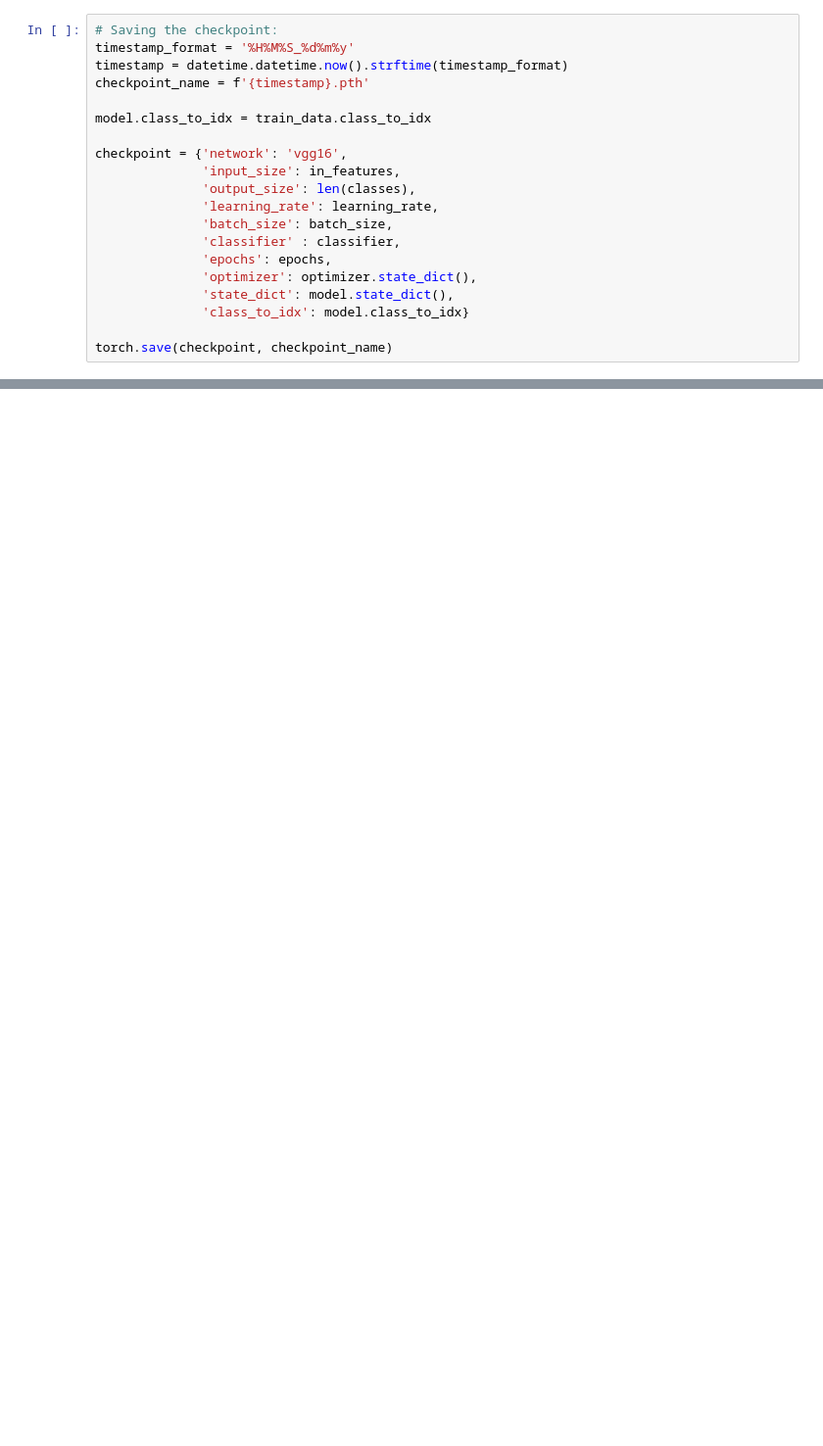
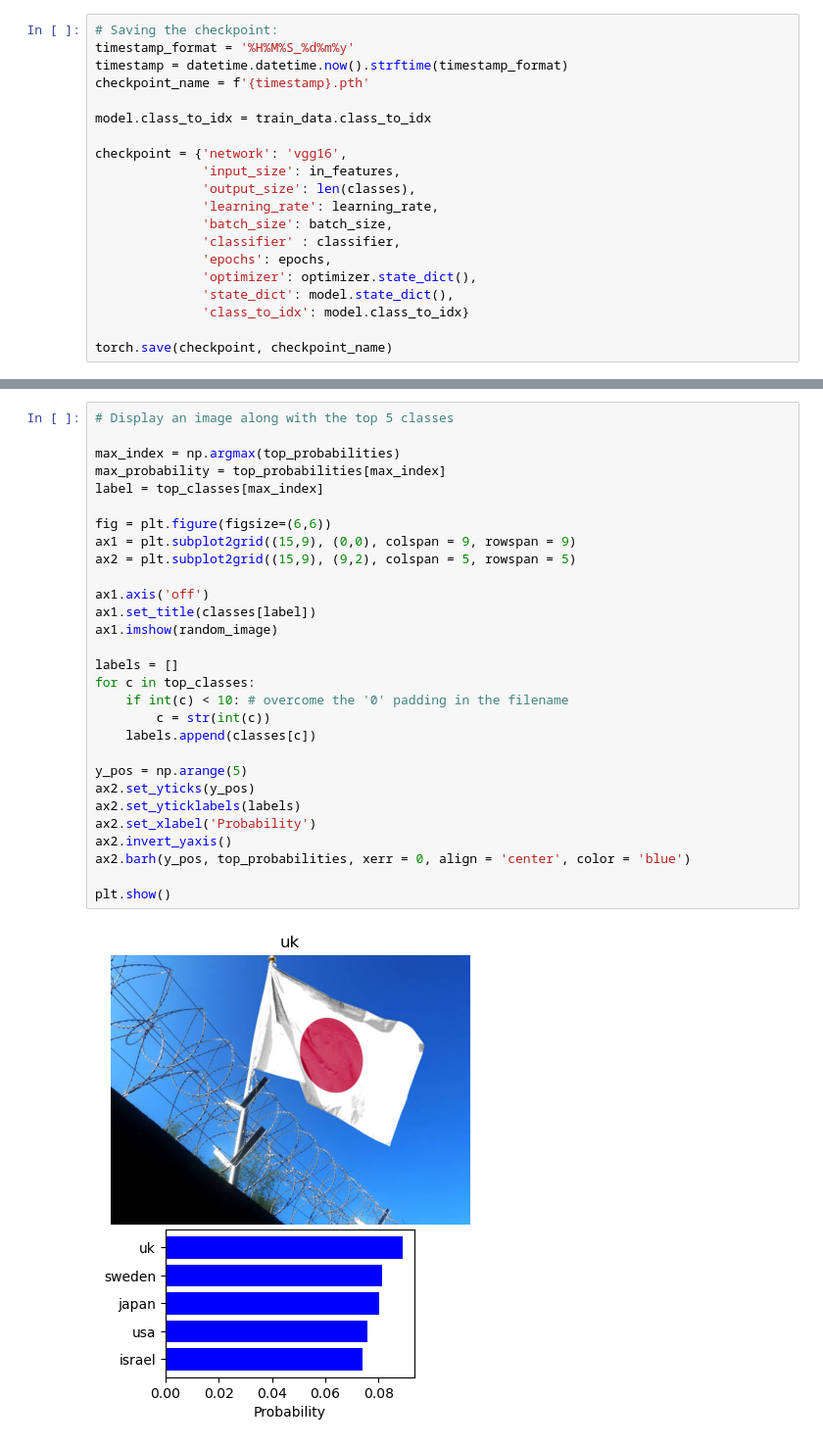
Before and after one commit to yuval-ro/FlagNet, a Jupyter notebook: main.ipynb, the cells around one changed output, grey strips where cells are left out. Shown: that part at 98% size. Cells and saved outputs as stored; diff of their text form; blank space fills up the shorter version.

```diff
--- a/main.ipynb
+++ b/main.ipynb
@@ -465,0 +472,31 @@ imshow(process_image(random_image))
+# %%
+# Display an image along with the top 5 classes
+
+max_index = np.argmax(top_probabilities)
+max_probability = top_probabilities[max_index]
+label = top_classes[max_index]
+
+fig = plt.figure(figsize=(6,6))
+ax1 = plt.subplot2grid((15,9), (0,0), colspan = 9, rowspan = 9)
+ax2 = plt.subplot2grid((15,9), (9,2), colspan = 5, rowspan = 5)
+
+ax1.axis('off')
+ax1.set_title(classes[label])
+ax1.imshow(random_image)
+
+labels = []
+for c in top_classes:
+    if int(c) < 10: # overcome the '0' padding in the filename
+        c = str(int(c))
+    labels.append(classes[c])
+
+y_pos = np.arange(5)
+ax2.set_yticks(y_pos)
+ax2.set_yticklabels(labels)
+ax2.set_xlabel('Probability')
+ax2.invert_yaxis()
+ax2.barh(y_pos, top_probabilities, xerr = 0, align = 'center', color = 'blue')
+
+plt.show()
+# %% [output]
+[figure, added]
```
Also changed, not shown: parts of 8 cells of this notebook.
